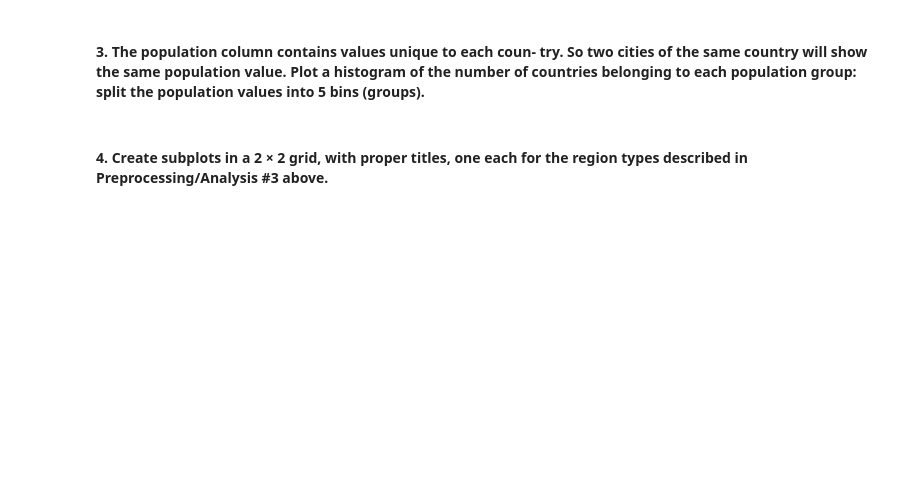
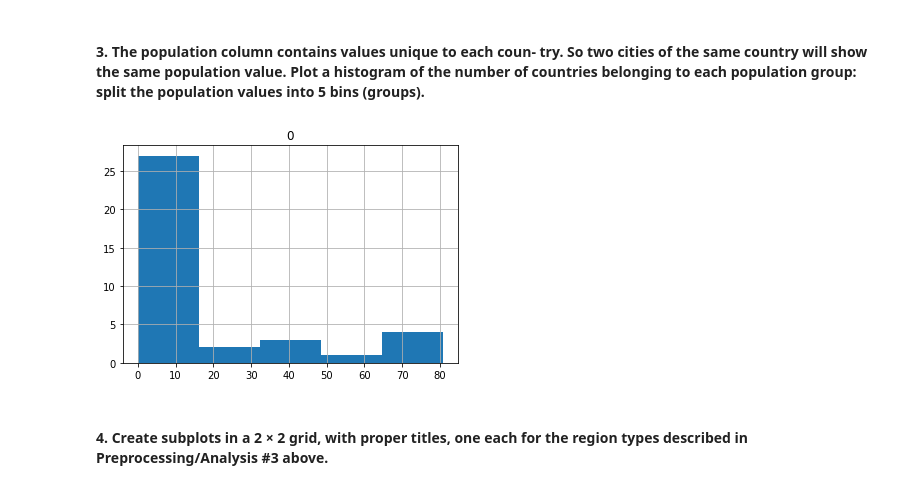
Before and after one commit to Kirill-Vine/210p3, a Jupyter notebook: part1/eucities_temps.ipynb, the cells around one changed output. Drawn from its saved outputs; the diff is of its cells as text; code cells hidden in the pictures; blank space fills up the shorter version.

```diff
--- a/part1/eucities_temps.ipynb
+++ b/part1/eucities_temps.ipynb
@@ -120,6 +184,10 @@ def pophist(data):
     countriespop=Series(data['population'].values, index=list(data['country']))
     countriespop = (countriespop.reset_index().drop_duplicates(subset='index', keep='last').set_index('index').sort_index())
     countriespop.hist(bins=5)
+# %%
+pophist(data)
+# %% [output]
+[figure, added]
 # %% [markdown]
 #### 4. Create subplots in a 2 × 2 grid, with proper titles, one each for the region types described in Preprocessing/Analysis #3 above.
 # %%
```
Also changed, not shown: parts of 9 cells of this notebook.
